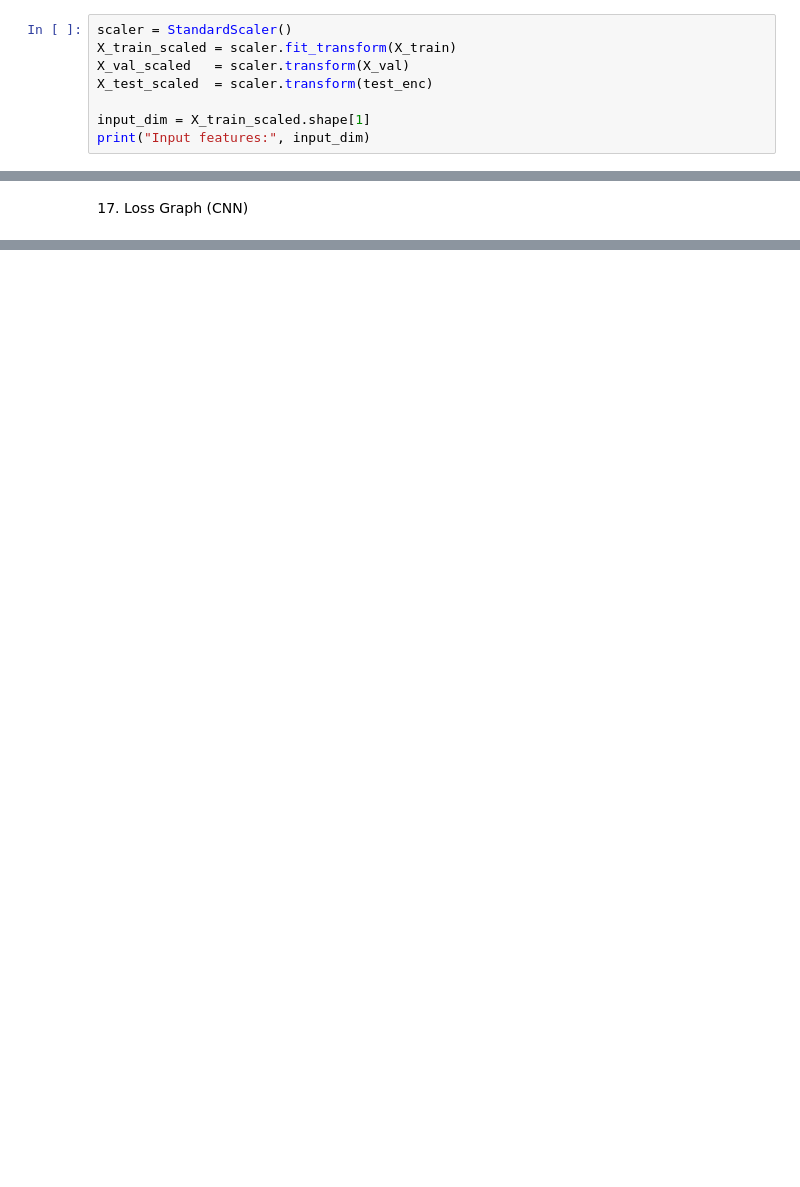
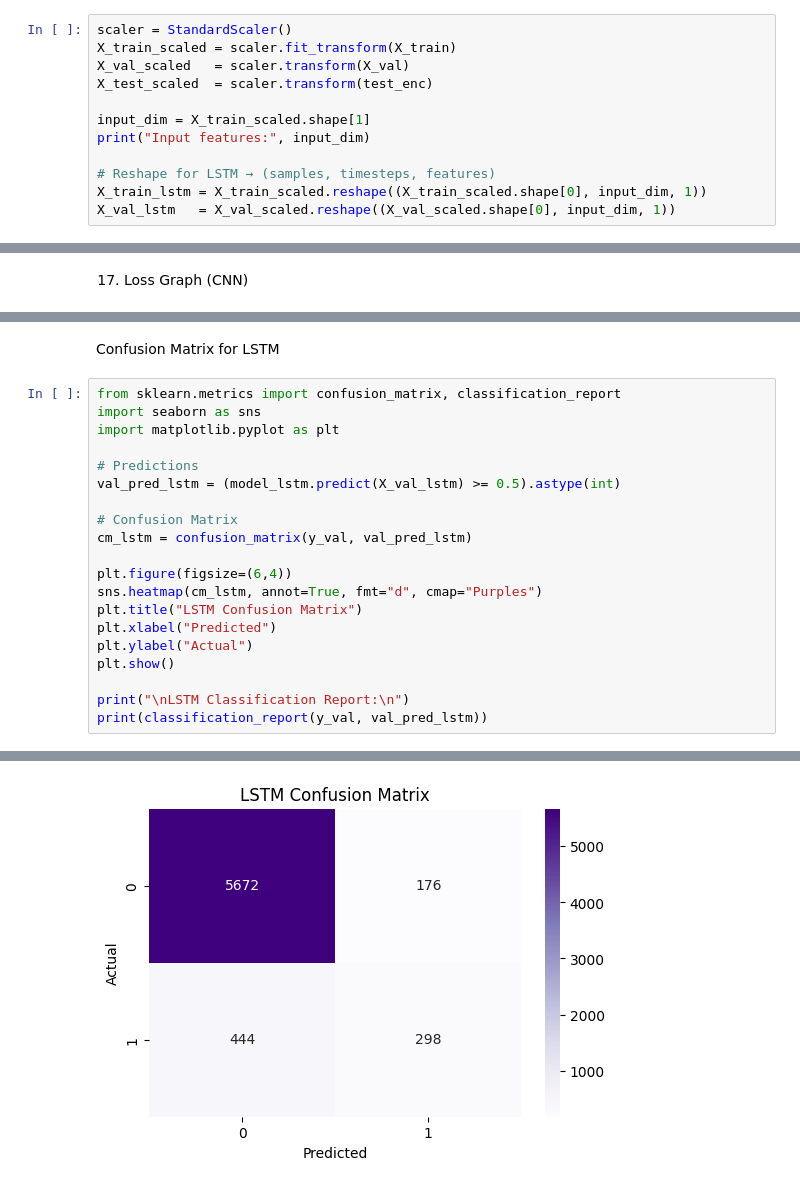
Before and after one commit to istiakAHMEDsaad/machine_learning, a Jupyter notebook: Banking_Dataset_Classification/deep-learning-model.ipynb, the cells around one changed output, grey strips where cells are left out. Cells and saved outputs as stored; diff of their text form; blank space fills up the shorter version.

Commit message:
added lst model

```diff
--- a/Banking_Dataset_Classification/deep-learning-model.ipynb
+++ b/Banking_Dataset_Classification/deep-learning-model.ipynb
@@ -110,6 +83,10 @@ X_test_scaled  = scaler.transform(test_enc)
 
 input_dim = X_train_scaled.shape[1]
 print("Input features:", input_dim)
+
+# Reshape for LSTM → (samples, timesteps, features)
+X_train_lstm = X_train_scaled.reshape((X_train_scaled.shape[0], input_dim, 1))
+X_val_lstm   = X_val_scaled.reshape((X_val_scaled.shape[0], input_dim, 1))
 # %% [output]
 Input features: 48
 # %% [markdown]
@@ -364,0 +409,23 @@ plt.show()
+# %% [markdown]
+Confusion Matrix for LSTM
+# %%
+from sklearn.metrics import confusion_matrix, classification_report
+import seaborn as sns
+import matplotlib.pyplot as plt
+
+# Predictions
+val_pred_lstm = (model_lstm.predict(X_val_lstm) >= 0.5).astype(int)
+
+# Confusion Matrix
+cm_lstm = confusion_matrix(y_val, val_pred_lstm)
+
+plt.figure(figsize=(6,4))
+sns.heatmap(cm_lstm, annot=True, fmt="d", cmap="Purples")
+plt.title("LSTM Confusion Matrix")
+plt.xlabel("Predicted")
+plt.ylabel("Actual")
+plt.show()
+
+print("\nLSTM Classification Report:\n")
+print(classification_report(y_val, val_pred_lstm))
+# %% [output]
@@ -364,0 +433 @@ plt.show()
+[figure, added]
```
Also changed, not shown: parts of 21 cells of this notebook, 4 other files.
